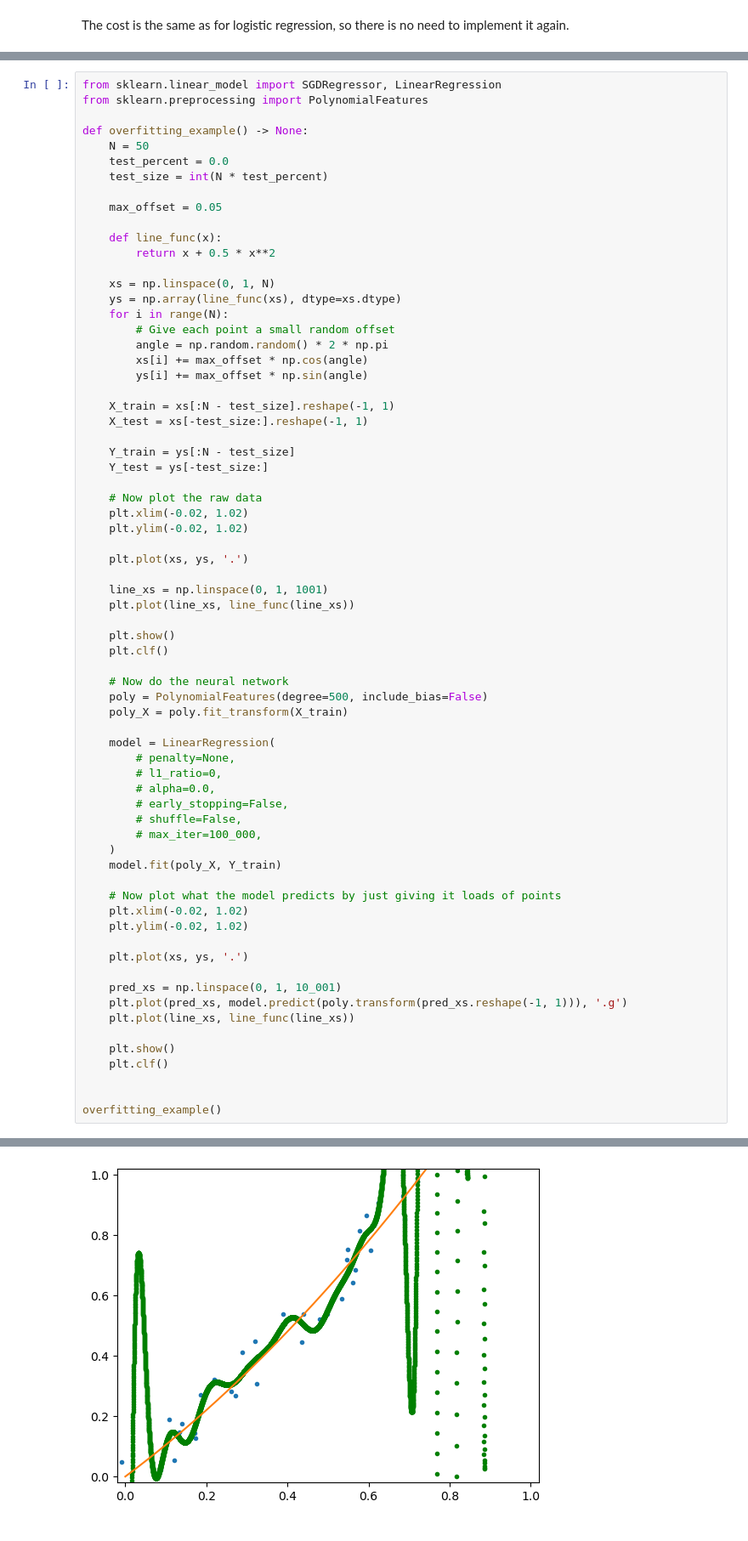
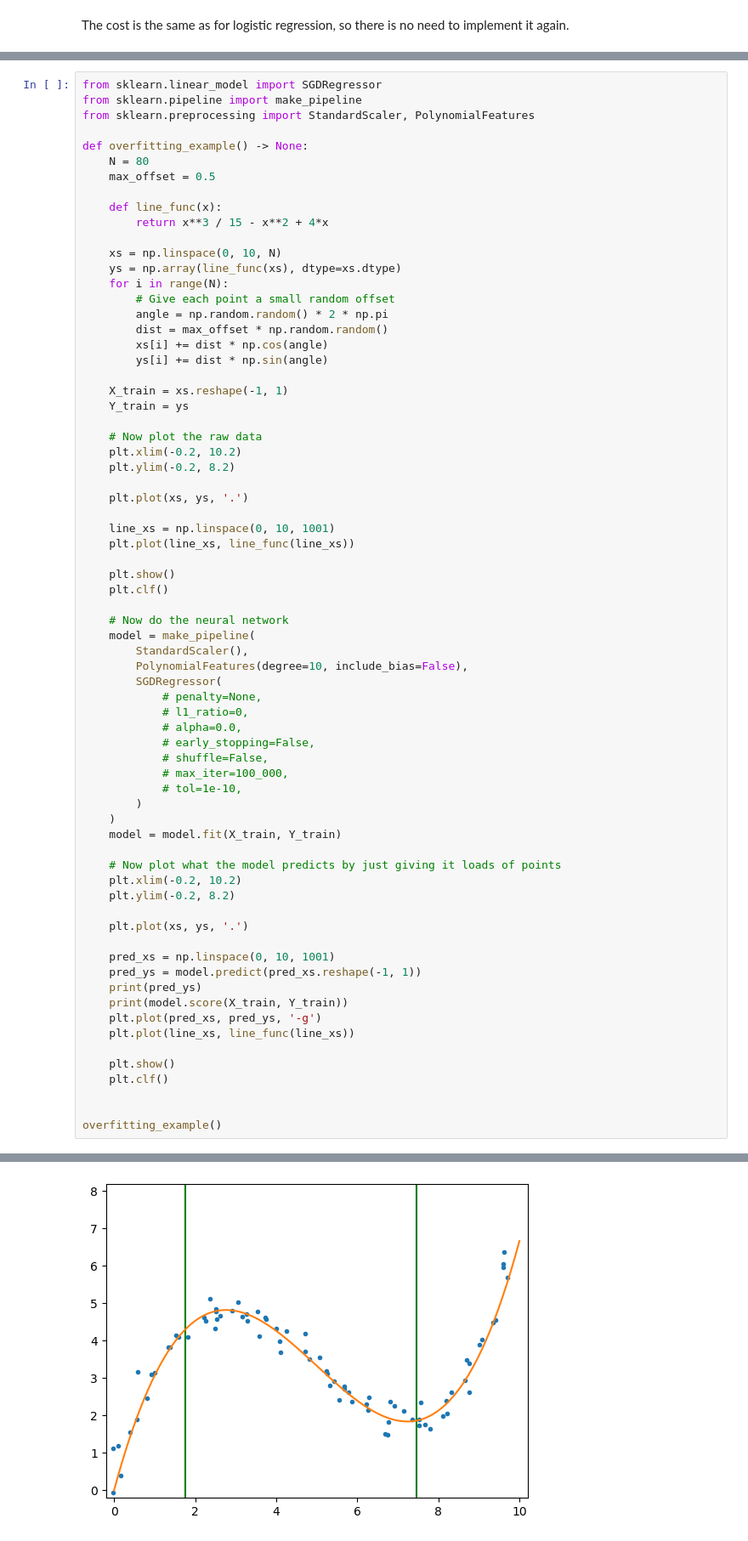
Before and after one commit to DoctorDalek1963/ma124-group-project, a Jupyter notebook: Machine_Learning_Project.ipynb, the cells around one changed output, grey strips where cells are left out. Shown at 85% size. Cells and saved outputs as stored; diff of their text form.

Commit message:
Use pipeline and continue to get bad overfitting example
This one has an R^2 on the order of -10^25

```diff
--- a/Machine_Learning_Project.ipynb
+++ b/Machine_Learning_Project.ipynb
@@ -641,65 +640,66 @@ We categorise the points according to this boundary function but with some small
 # %%
-from sklearn.linear_model import SGDRegressor, LinearRegression
-from sklearn.preprocessing import PolynomialFeatures
+from sklearn.linear_model import SGDRegressor
+from sklearn.pipeline import make_pipeline
+from sklearn.preprocessing import StandardScaler, PolynomialFeatures
 
 def overfitting_example() -> None:
-    N = 50
-    test_percent = 0.0
-    test_size = int(N * test_percent)
-
-    max_offset = 0.05
+    N = 80
+    max_offset = 0.5
 
     def line_func(x):
-        return x + 0.5 * x**2
+        return x**3 / 15 - x**2 + 4*x
 
-    xs = np.linspace(0, 1, N)
+    xs = np.linspace(0, 10, N)
     ys = np.array(line_func(xs), dtype=xs.dtype)
     for i in range(N):
         # Give each point a small random offset
         angle = np.random.random() * 2 * np.pi
-        xs[i] += max_offset * np.cos(angle)
-        ys[i] += max_offset * np.sin(angle)
+        dist = max_offset * np.random.random()
+        xs[i] += dist * np.cos(angle)
+        ys[i] += dist * np.sin(angle)
 
-    X_train = xs[:N - test_size].reshape(-1, 1)
-    X_test = xs[-test_size:].reshape(-1, 1)
-
-    Y_train = ys[:N - test_size]
-    Y_test = ys[-test_size:]
+    X_train = xs.reshape(-1, 1)
+    Y_train = ys
 
     # Now plot the raw data
-    plt.xlim(-0.02, 1.02)
-    plt.ylim(-0.02, 1.02)
+    plt.xlim(-0.2, 10.2)
+    plt.ylim(-0.2, 8.2)
 
     plt.plot(xs, ys, '.')
 
-    line_xs = np.linspace(0, 1, 1001)
+    line_xs = np.linspace(0, 10, 1001)
     plt.plot(line_xs, line_func(line_xs))
 
     plt.show()
     plt.clf()
 
     # Now do the neural network
-    poly = PolynomialFeatures(degree=500, include_bias=False)
-    poly_X = poly.fit_transform(X_train)
-
-    model = LinearRegression(
-        # penalty=None,
-        # l1_ratio=0,
-        # alpha=0.0,
-        # early_stopping=False,
-        # shuffle=False,
-        # max_iter=100_000,
+    model = make_pipeline(
+        StandardScaler(),
+        PolynomialFeatures(degree=10, include_bias=False),
+        SGDRegressor(
+            # penalty=None,
+            # l1_ratio=0,
+            # alpha=0.0,
+            # early_stopping=False,
+            # shuffle=False,
+            # max_iter=100_000,
+            # tol=1e-10,
+        )
     )
-    model.fit(poly_X, Y_train)
+    model = model.fit(X_train, Y_train)
 
     # Now plot what the model predicts by just giving it loads of points
-    plt.xlim(-0.02, 1.02)
-    plt.ylim(-0.02, 1.02)
+    plt.xlim(-0.2, 10.2)
+    plt.ylim(-0.2, 8.2)
 
     plt.plot(xs, ys, '.')
 
-    pred_xs = np.linspace(0, 1, 10_001)
-    plt.plot(pred_xs, model.predict(poly.transform(pred_xs.reshape(-1, 1))), '.g')
+    pred_xs = np.linspace(0, 10, 1001)
+    pred_ys = model.predict(pred_xs.reshape(-1, 1))
+    print(pred_ys)
+    print(model.score(X_train, Y_train))
+    plt.plot(pred_xs, pred_ys, '-g')
     plt.plot(line_xs, line_func(line_xs))
 
     plt.show()
@@ -712 +715 @@ overfitting_example()
-[figure, old version]
+[figure, new version]
```
Also changed, not shown: parts of 3 cells of this notebook.
